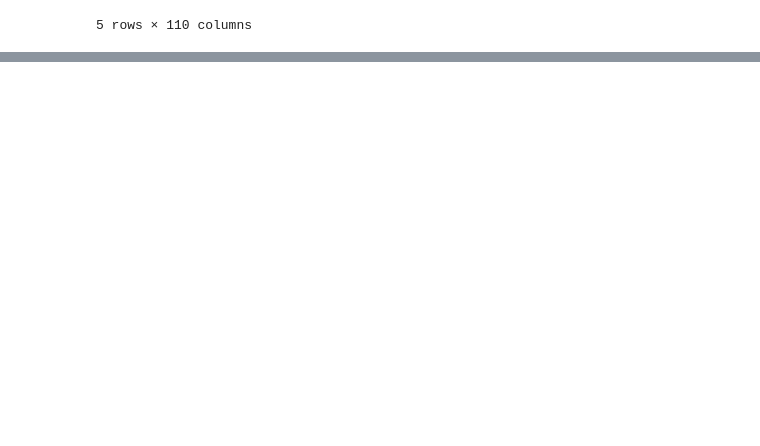
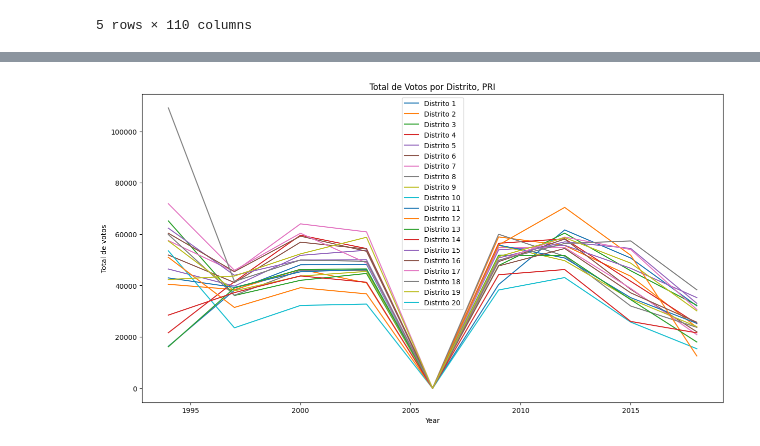
Before and after one commit to harogl/data_science_Santander, a Jupyter notebook: Analisis_diputados_MR.ipynb, the cells around one changed output, grey strips where cells are left out. Drawn from its saved outputs; the diff is of its cells as text; code cells hidden in the pictures; blank space fills up the shorter version.

```diff
--- a/Analisis_diputados_MR.ipynb
+++ b/Analisis_diputados_MR.ipynb
@@ -505,0 +535,15 @@ dtype: float64
+# %%
+# Ahora podemos graficar los votos obtenidos para cada partido en cada distrito, podemos empezar con el PAN
+
+leyendas = []
+plt.figure(figsize = (15, 8))
+for columna in tablas_pivote_jalisco_distrito['PRI'].columns:
+    plt.plot(tablas_pivote_jalisco_distrito['PRI'].index, tablas_pivote_jalisco_distrito['PRI'][columna])
+    leyendas.append(f'Distrito {str(int(columna))}')
+plt.xlabel('Year')
+plt.ylabel('Total de votos')
+plt.title('Total de Votos por Distrito, PRI')
+plt.legend(leyendas)
+plt.show()
+# %% [output]
+[figure, added]
```
Also changed, not shown: parts of 16 cells of this notebook.
